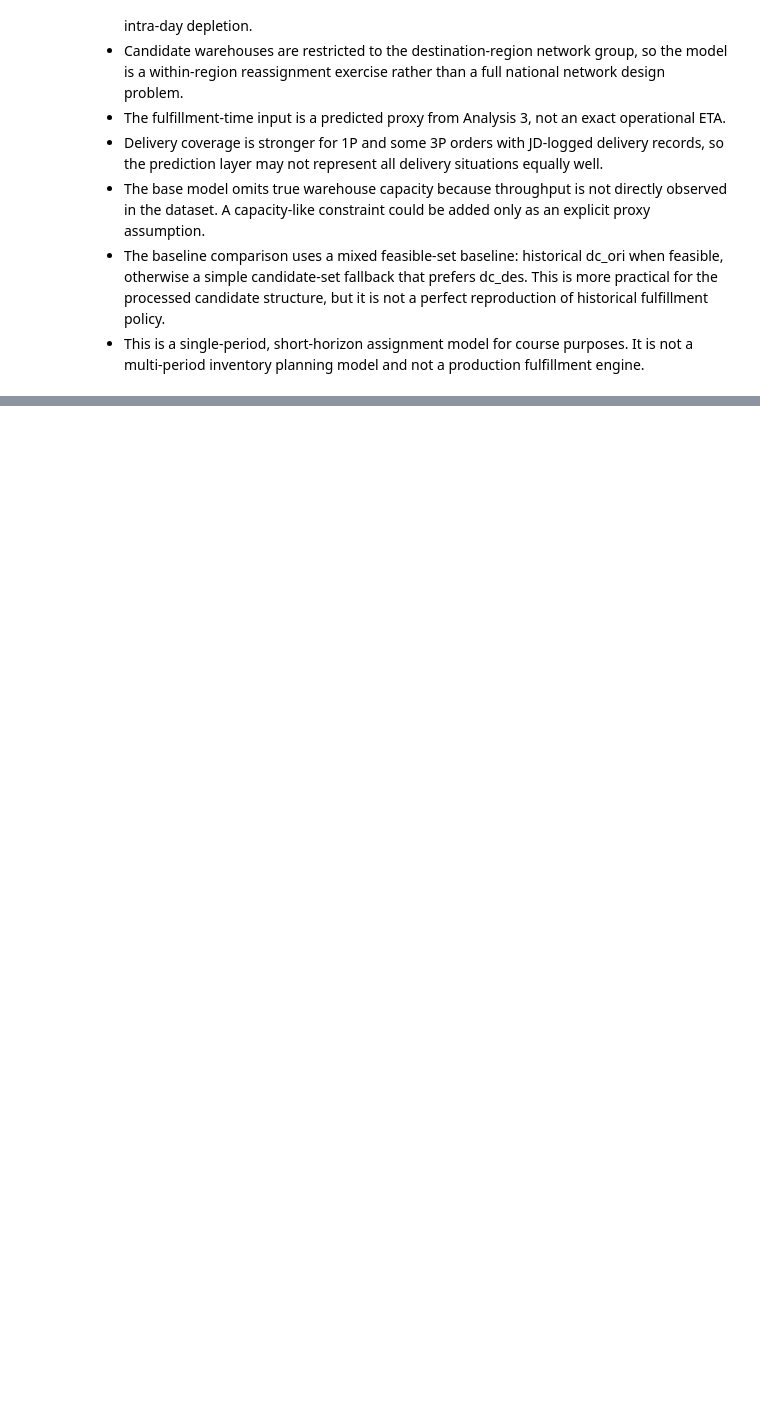
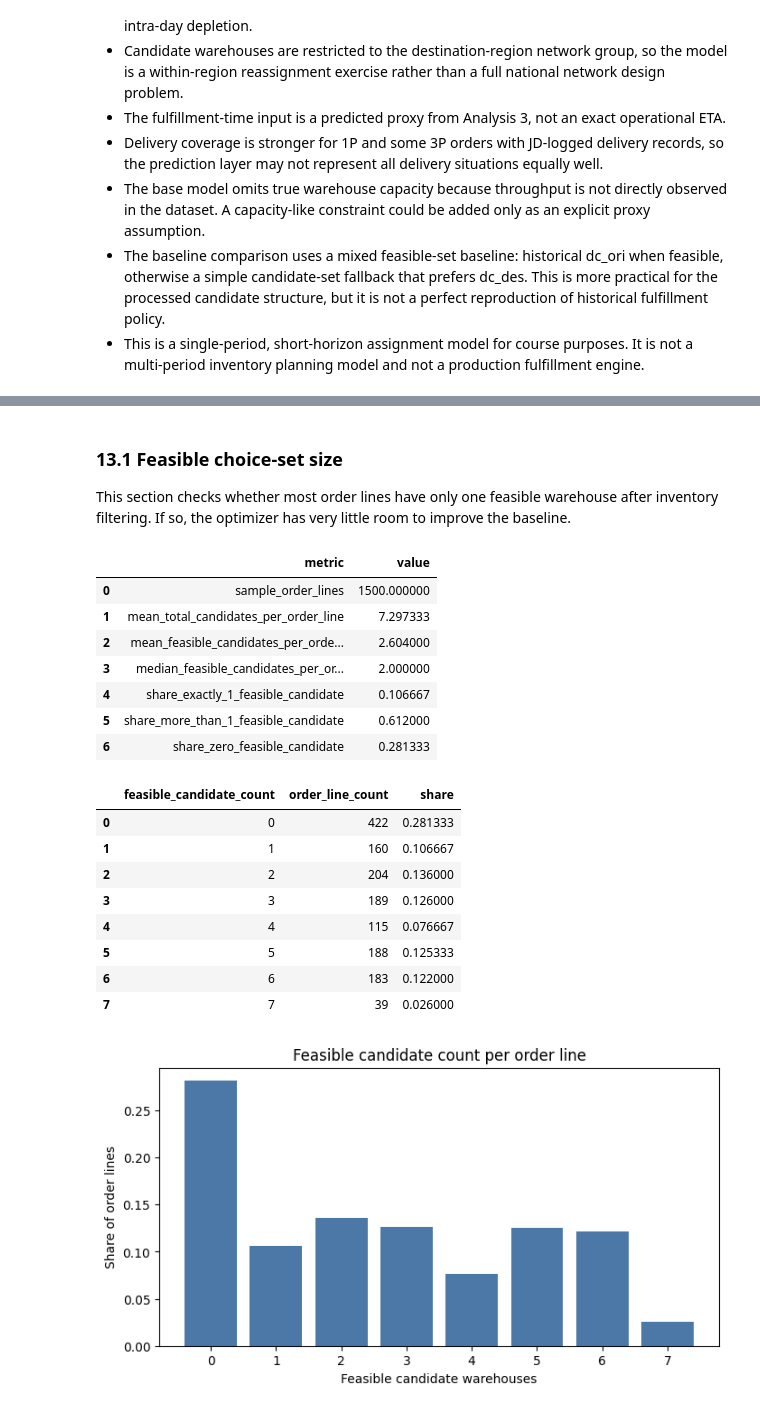
Before and after one commit to albertgaoq-creator/jd-fulfillment-optimization, a Jupyter notebook: notebooks/05_part_c_optimization.ipynb, the cells around one changed output, grey strips where cells are left out. Cells and saved outputs as stored; diff of their text form; code cells hidden in the pictures; blank space fills up the shorter version.

```diff
--- a/notebooks/05_part_c_optimization.ipynb
+++ b/notebooks/05_part_c_optimization.ipynb
@@ -743,0 +847,77 @@ plt.show()
+# %% [markdown]
+### 13.1 Feasible choice-set size
+
+This section checks whether most order lines have only one feasible warehouse after inventory filtering. If so, the optimizer has very little room to improve the baseline.
+# %%
+# Diagnose choice-set size on the same sampled order-line pool used by Part C.
+diag_candidate_universe = candidate_df.loc[candidate_df["order_line_id"].isin(sample_lines["order_line_id"])].copy()
+
+diag_choice_df = (
+    diag_candidate_universe.groupby("order_line_id", as_index=False)
+    .agg(
+        total_candidate_warehouses=("candidate_dc", "nunique"),
+        feasible_candidate_warehouses=("inventory_available", lambda s: int((pd.to_numeric(s, errors="coerce") == 1).sum())),
+    )
+)
+
+diag_choice_summary = pd.DataFrame(
+    {
+        "metric": [
+            "sample_order_lines",
+            "mean_total_candidates_per_order_line",
+            "mean_feasible_candidates_per_order_line",
+            "median_feasible_candidates_per_order_line",
+            "share_exactly_1_feasible_candidate",
+            "share_more_than_1_feasible_candidate",
+            "share_zero_feasible_candidate",
+        ],
+        "value": [
+            diag_choice_df["order_line_id"].nunique(),
+            diag_choice_df["total_candidate_warehouses"].mean(),
+            diag_choice_df["feasible_candidate_warehouses"].mean(),
+            diag_choice_df["feasible_candidate_warehouses"].median(),
+            diag_choice_df["feasible_candidate_warehouses"].eq(1).mean(),
+            diag_choice_df["feasible_candidate_warehouses"].gt(1).mean(),
+            diag_choice_df["feasible_candidate_warehouses"].eq(0).mean(),
+        ],
+    }
+)
+
+diag_choice_distribution = (
+    diag_choice_df["feasible_candidate_warehouses"]
+    .value_counts()
+    .sort_index()
+    .rename_axis("feasible_candidate_count")
+    .reset_index(name="order_line_count")
+)
+diag_choice_distribution["share"] = diag_choice_distribution["order_line_count"] / diag_choice_distribution["order_line_count"].sum()
+
+display(diag_choice_summary)
+display(diag_choice_distribution.head(15))
+
+plt.figure(figsize=(8, 4))
+plot_df = diag_choice_distribution.loc[diag_choice_distribution["feasible_candidate_count"] <= 10].copy()
+plt.bar(plot_df["feasible_candidate_count"].astype(str), plot_df["share"], color="#4c78a8")
+plt.title("Feasible candidate count per order line")
+plt.xlabel("Feasible candidate warehouses")
+plt.ylabel("Share of order lines")
+plt.show()
+# %% [output]
+|  | metric | value |
+| 0 | sample_order_lines | 1500.000000 |
+| 1 | mean_total_candidates_per_order_line | 7.297333 |
+| 2 | mean_feasible_candidates_per_orde... | 2.604000 |
+| 3 | median_feasible_candidates_per_or... | 2.000000 |
+| 4 | share_exactly_1_feasible_candidate | 0.106667 |
+| 5 | share_more_than_1_feasible_candidate | 0.612000 |
+| 6 | share_zero_feasible_candidate | 0.281333 |
+|  | feasible_candidate_count | order_line_count | share |
+| 0 | 0 | 422 | 0.281333 |
+| 1 | 1 | 160 | 0.106667 |
+| 2 | 2 | 204 | 0.136000 |
+| 3 | 3 | 189 | 0.126000 |
+| 4 | 4 | 115 | 0.076667 |
+| 5 | 5 | 188 | 0.125333 |
+| 6 | 6 | 183 | 0.122000 |
+| 7 | 7 | 39 | 0.026000 |
+[figure, added]
```
Also changed, not shown: parts of 21 cells of this notebook, 3 other files.
